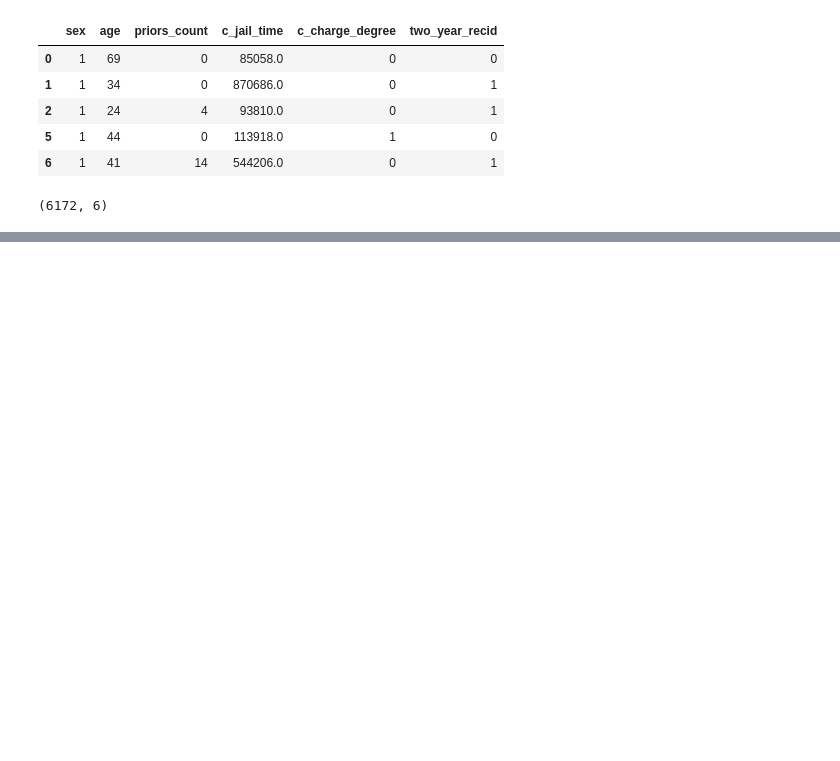
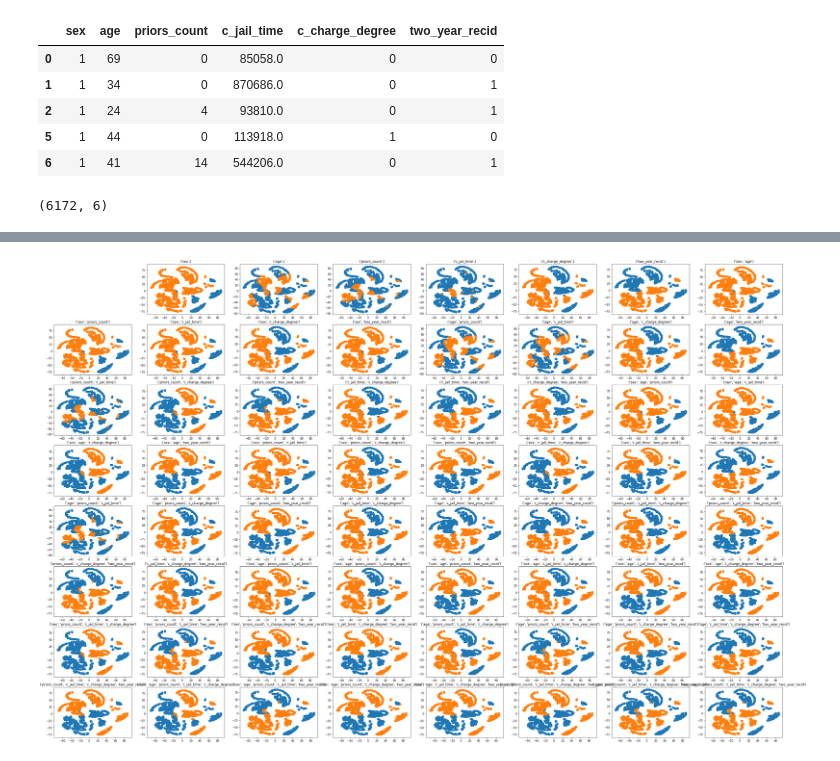
Before and after one commit to ScrypticLabs/Columbia-DSI-2018, a Jupyter notebook: project/Project.ipynb, the cells around one changed output, grey strips where cells are left out. Cells and saved outputs as stored; diff of their text form; code cells hidden in the pictures; blank space fills up the shorter version.

Commit message:
Add new plots

```diff
--- a/project/Project.ipynb
+++ b/project/Project.ipynb
@@ -99,0 +104,23 @@ NameError: name 'X_tsne' is not defined
+# %%
+all_cols = ['sex', 'age', 'priors_count', 'c_jail_time', 'c_charge_degree', 'two_year_recid']
+
+fig = plt.figure()
+fig.set_figheight(fig.get_figheight() * 8)
+fig.set_figwidth(fig.get_figwidth() * 8)
+
+i = 1
+
+for n in range(1, len(all_cols) + 1):
+    for cols in itertools.combinations(all_cols, n):
+        i += 1
+        ax = fig.add_subplot(8, 8, i)
+        X = preprocessing.scale(df[list(cols)])
+        kmeans = cluster.KMeans(n_clusters=2, random_state=17)
+        clusters = kmeans.fit_predict(X)
+        ax.scatter(X_tsne[clusters == 0, 0], X_tsne[clusters == 0, 1])
+        ax.scatter(X_tsne[clusters == 1, 0], X_tsne[clusters == 1, 1])
+        ax.set_title(str(cols))
+
+plt.show()
+# %% [output]
+[figure, added]
```
Also changed, not shown: parts of 4 cells of this notebook, 1 other file.
